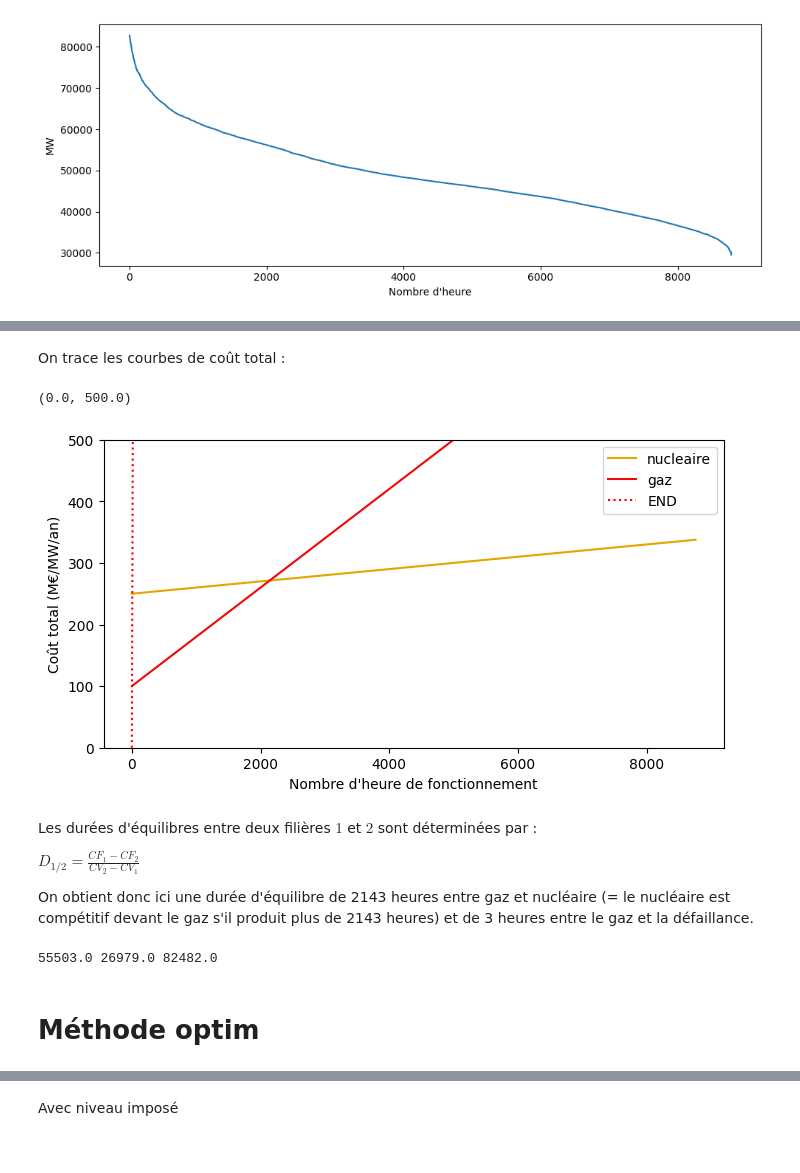
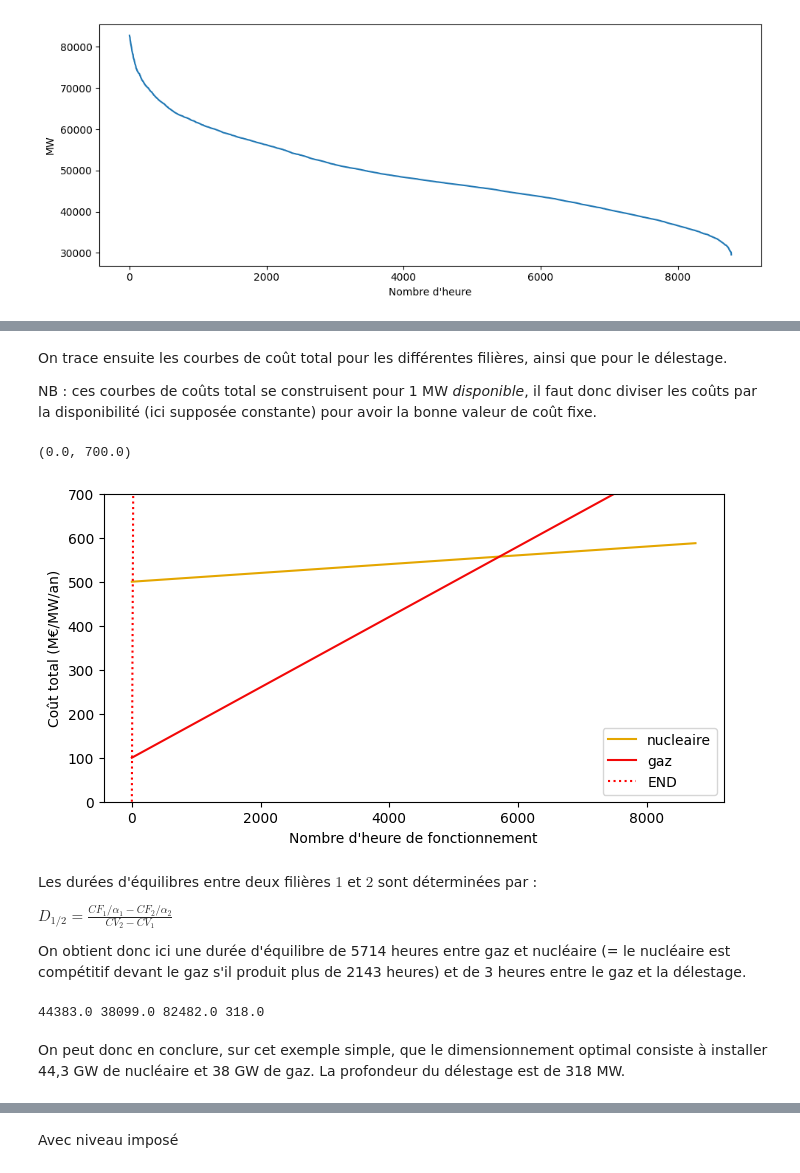
Before and after one commit to Alx-Lebeau/Cours-EcoElec, a Jupyter notebook: notebooks/02_Equilibre_Long_Terme.ipynb, the cells around one changed output, grey strips where cells are left out. Cells and saved outputs as stored; diff of their text form; code cells hidden in the pictures.

```diff
--- a/notebooks/02_Equilibre_Long_Terme.ipynb
+++ b/notebooks/02_Equilibre_Long_Terme.ipynb
@@ -70,57 +76,60 @@ On considère les deux filières suivantes (données illustratives) :
 # %%
 donnees_filieres = {
     "nucleaire": {"cout_variable": 10.0,
-                  "cout_fixe": 200000.0},
+                  "cout_fixe": 400000.0},
     "gaz": {"cout_variable": 80.0,
             "cout_fixe": 90000}
 }
 
 VOLL = 33000 # €/MWh
-# %% [markdown]
-On trace les courbes de coût total :
+# %% [markdown]
+On trace ensuite les courbes de coût total pour les différentes filières, ainsi que pour le délestage.
+
+NB : ces courbes de coûts total se construisent pour 1 MW *disponible*, il faut donc diviser les coûts par la disponibilité (ici supposée constante) pour avoir la bonne valeur de coût fixe.
 # %%
 fig, ax = plt.subplots(figsize=(8,4))
 
 t = np.arange(8760)
 
 for i in donnees_filieres :
 
   dispo_moyenne = df_dispo.mean()[i]
 
   cost_curve = (donnees_filieres[i]["cout_fixe"] /dispo_moyenne) + donnees_filieres[i]["cout_variable"]*t
   ax.plot(cost_curve / 1000,
           label = i,
           color = config.couleurs[i])
 
 END_curve = VOLL * t
 
 ax.plot(END_curve / 1000,
         label ="END",
         color ="red",
         ls=":")
 
 ax.set_xlabel("Nombre d'heure de fonctionnement")
 ax.set_ylabel("Coût total (M€/MW/an)")
 
 ax.legend(loc="best")
-ax.set_ylim([0,500])
+ax.set_ylim([0,700])
 # ax.set_xlim([0,100]) # à décommenter pour faire un zoom
 # %% [output]
-(0.0, 500.0)
+(0.0, 700.0)
-[figure, old version]
+[figure, new version]
 # %% [markdown]
 Les durées d'équilibres entre deux filières $1$ et $2$ sont déterminées par :
 
-$D_{1/2} = \frac{CF_1-CF_2}{CV_2-CV_1}$
+$D_{1/2} = \frac{CF_1/\alpha_1-CF_2/\alpha_2}{CV_2-CV_1}$
 
-On obtient donc ici une durée d'équilibre de 2143 heures entre gaz et nucléaire (= le nucléaire est compétitif devant le gaz s'il produit plus de 2143 heures) et de 3 heures entre le gaz et la défaillance.
+On obtient donc ici une durée d'équilibre de 5714 heures entre gaz et nucléaire (= le nucléaire est compétitif devant le gaz s'il produit plus de 2143 heures) et de 3 heures entre le gaz et la délestage.
 # %%
-capa_nuc = monotone[2143]
+capa_nuc = monotone[5714]
 capa_total = monotone[3]
 capa_gaz = capa_total - capa_nuc
+profondeur_delestage = monotone[0] - capa_total
 
-print(capa_nuc, capa_gaz, capa_total)
+print(capa_nuc, capa_gaz, capa_total,profondeur_delestage)
 # %% [output]
-55503.0 26979.0 82482.0
+44383.0 38099.0 82482.0 318.0
-# %% [markdown]
-# Méthode optim
+# %% [markdown]
+On peut donc en conclure, sur cet exemple simple, que le dimensionnement optimal consiste à installer 44,3 GW de nucléaire et 38 GW de gaz. La profondeur du délestage est de 318 MW.
```
Also changed, not shown: parts of 29 cells of this notebook.
